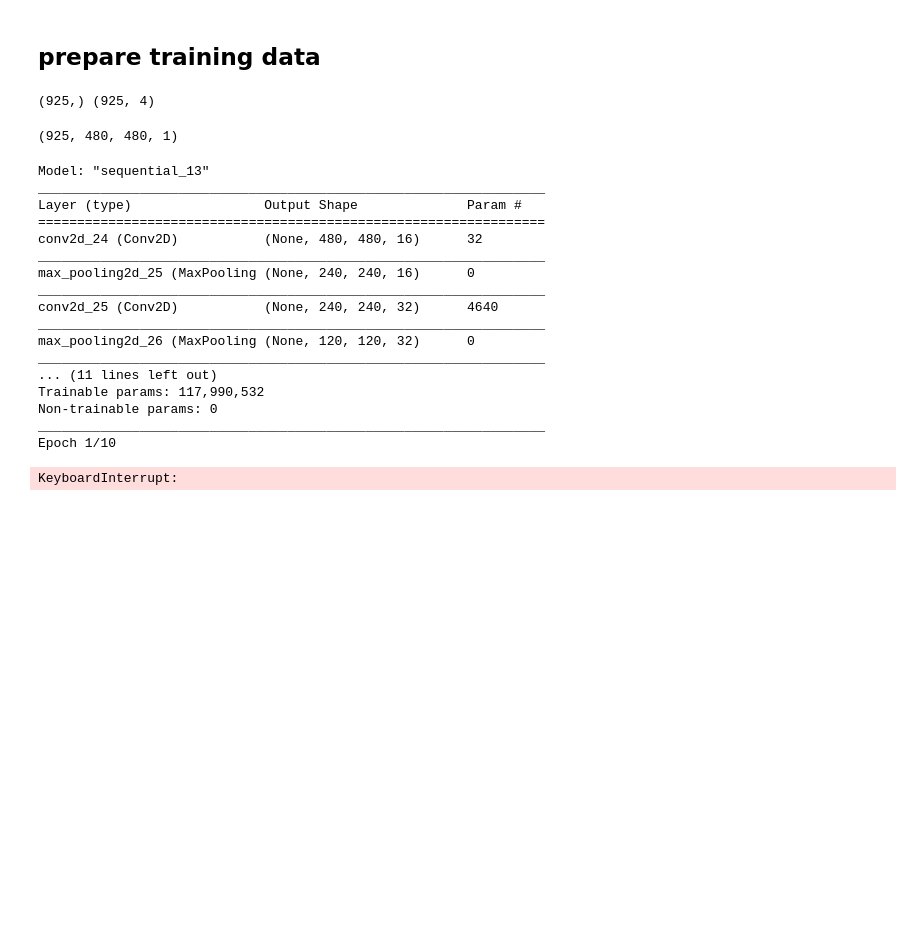
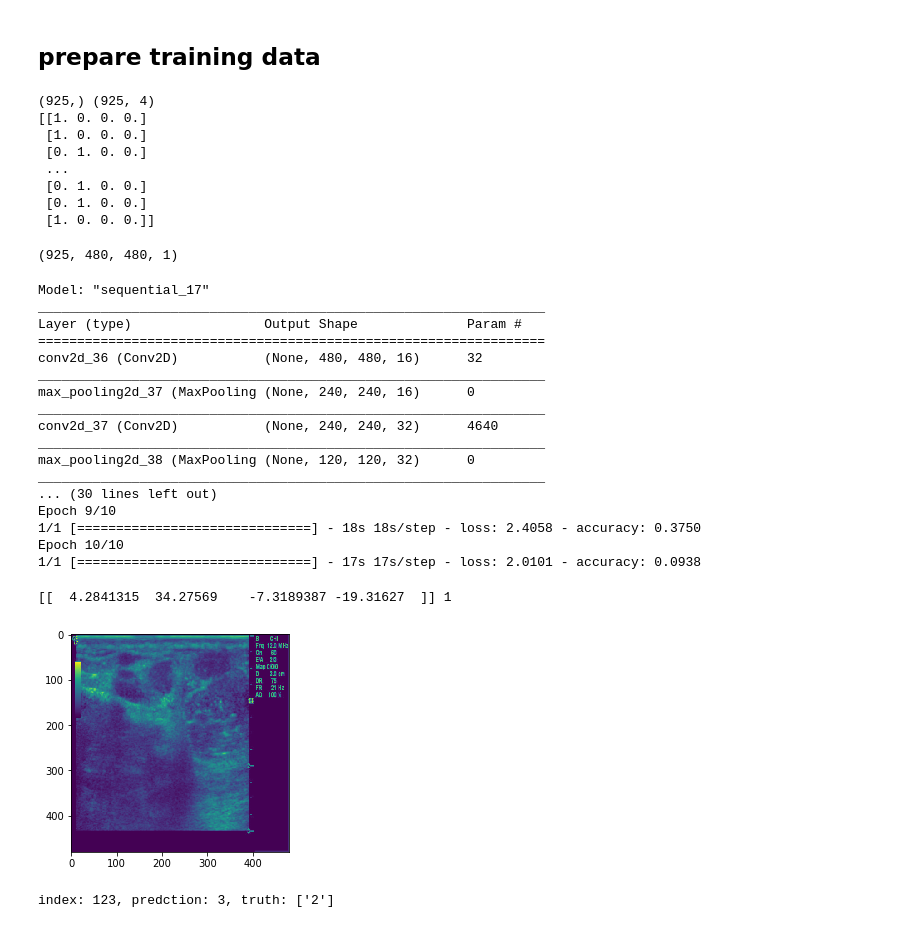
Before and after one commit to zwh42/CancerDetection, a Jupyter notebook: CancerDetection.ipynb, the cells around one changed output. Drawn from its saved outputs; the diff is of its cells as text; code cells hidden in the pictures; blank space fills up the shorter version.

Commit message:
flow2

```diff
--- a/CancerDetection.ipynb
+++ b/CancerDetection.ipynb
@@ -173,8 +174,17 @@ train_label = encoder.fit_transform(train_raw_label)
 
 train_image, train_label = shuffle(train_image, train_label)
 print(train_image.shape, train_label.shape)
+
+print(train_label)
 # %% [output]
 (925,) (925, 4)
+[[1. 0. 0. 0.]
+ [1. 0. 0. 0.]
+ [0. 1. 0. 0.]
+ ...
+ [0. 1. 0. 0.]
+ [0. 1. 0. 0.]
+ [1. 0. 0. 0.]]
 # %%
 for k in train_image:
     img = cv2.imread(k, cv2.IMREAD_GRAYSCALE)
@@ -186,7 +196,7 @@ for k in train_image:
     #input()
 # %%
 def preprocess_image(image_path):
-    image = cv2.imread(k, cv2.IMREAD_GRAYSCALE)
+    image = cv2.imread(image_path, cv2.IMREAD_GRAYSCALE)
     image = cv2.resize(image, (IMG_HEIGHT, IMG_WIDTH))
     image = np.asarray(image)
     image = image /255.0
@@ -218,24 +228,49 @@ model.compile(optimizer='adam',
               loss=tf.keras.losses.CategoricalCrossentropy(from_logits=True),
               metrics=['accuracy'])
 
-model.fit_generator(datagen.flow(train_X, train_label, batch_size=32),
-                    steps_per_epoch=len(train_X) / 32, epochs=10)
+history = model.fit_generator(datagen.flow(train_X, train_label, batch_size=32),
+                    #steps_per_epoch=len(train_X) / 32, epochs=10)
+                    steps_per_epoch=1, epochs=10)
+
+model.save(os.path.join(MODEL_PATH, "saved_model.h5"))
 # %% [output]
-Model: "sequential_13"
+Model: "sequential_17"
 _________________________________________________________________
 Layer (type)                 Output Shape              Param #
 =================================================================
-conv2d_24 (Conv2D)           (None, 480, 480, 16)      32
+conv2d_36 (Conv2D)           (None, 480, 480, 16)      32
 _________________________________________________________________
-max_pooling2d_25 (MaxPooling (None, 240, 240, 16)      0
+max_pooling2d_37 (MaxPooling (None, 240, 240, 16)      0
 _________________________________________________________________
-conv2d_25 (Conv2D)           (None, 240, 240, 32)      4640
+conv2d_37 (Conv2D)           (None, 240, 240, 32)      4640
 _________________________________________________________________
-max_pooling2d_26 (MaxPooling (None, 120, 120, 32)      0
+max_pooling2d_38 (MaxPooling (None, 120, 120, 32)      0
 _________________________________________________________________
-... (11 lines left out)
-Trainable params: 117,990,532
-Non-trainable params: 0
-_________________________________________________________________
-Epoch 1/10
+... (30 lines left out)
+Epoch 9/10
+1/1 [==============================] - 18s 18s/step - loss: 2.4058 - accuracy: 0.3750
+Epoch 10/10
+1/1 [==============================] - 17s 17s/step - loss: 2.0101 - accuracy: 0.0938
-KeyboardInterrupt:
+# %%
+test_image = preprocess_image(train_image[2])
+plt.imshow(test_image)
+test_image = np.expand_dims(test_image, axis=2)
+result = model.predict(np.asarray([test_image]))
+
+print(result, np.argmax(result))
+# %% [output]
+[[  4.2841315  34.27569    -7.3189387 -19.31627  ]] 1
+[figure, added]
+# %%
+def predict(model, image_path):
+    image = preprocess_image(image_path)
+    test_image = np.expand_dims(image, axis=2)
+    prediction =  model.predict(np.asarray([test_image]))
+    result = np.argmax(prediction) + 1
+    return result
+
+IDX = 123
+y_pred = predict(model, train_image[2])
+print(f"index: {IDX}, predction: {y_pred}, truth: {train_raw_label[IDX]}")
+# %% [output]
+index: 123, predction: 3, truth: ['2']
```
Also changed, not shown: parts of 2 cells of this notebook.
